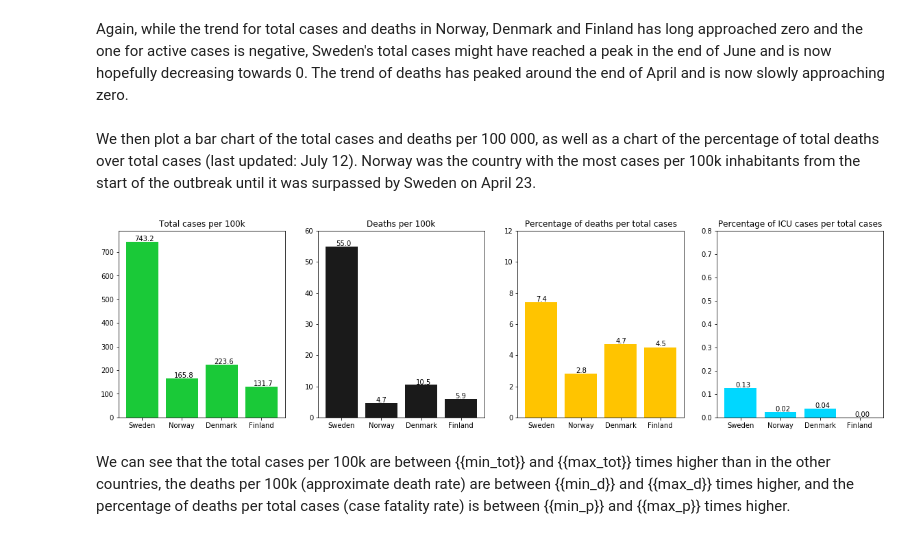
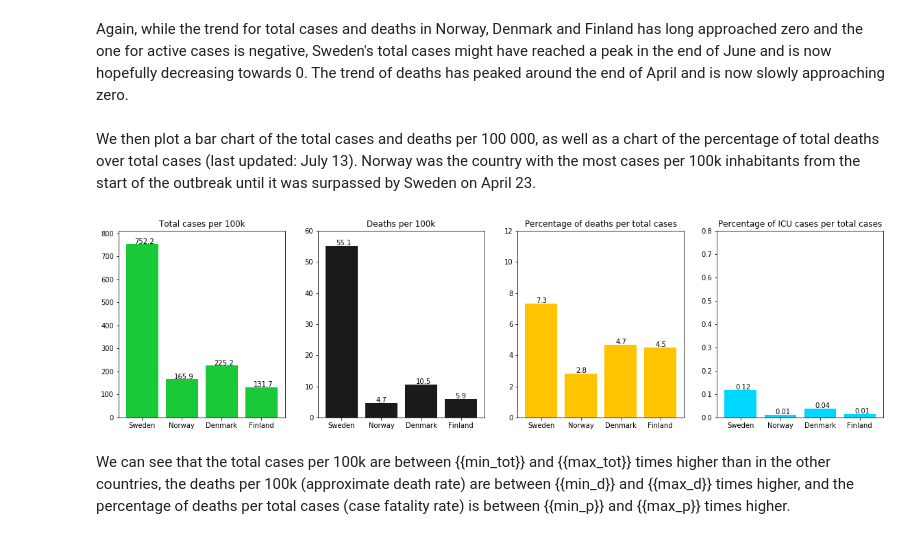
Before and after one commit to eera-l/Covid19-Sweden-Overview, a Jupyter notebook: c19-nordics.ipynb, the cells around one changed output. Cells and saved outputs as stored; diff of their text form; code cells hidden in the pictures.

Commit message:
added data for july 13

```diff
--- a/c19-nordics.ipynb
+++ b/c19-nordics.ipynb
@@ -34,28 +34,28 @@ swe_tot = [772, 924, 995, 1064, 1147, 1266, 1411, 1554, 1734, 1868, 1985, 2167,
            18859, 19353, 19743, 20382, 21200, 21635, 22174, 22416, 22789, 23334, 24019, 24713, 25396, 26019, 26385, 26794, 27368, 28008, 28693, 29352,
            29755, 30198, 30467, 30925, 31681, 32256, 32953, 33296, 33537, 34025, 34604, 35295, 35906, 36592, 37294, 37736, 38072, 38774, 40945, 42064,
            43144, 43946, 44845, 45301, 46124, 46900, 48488, 49900, 51021, 51667, 52383, 53323, 54787, 56360, 56360, 56661, 56661, 59318, 61007, 62397,
-           64112, 65227, 65484, 65484, 67742, 68551, 69917, 70738, 71591, 71591, 71725, 73252, 73495, 74072, 74467, 75009, 75009, 75009]
+           64112, 65227, 65484, 65484, 67742, 68551, 69917, 70738, 71591, 71591, 71725, 73252, 73495, 74072, 74467, 75009, 75009, 75009, 75911]
 
 nor_tot = [811, 1002, 1114, 1265, 1360, 1485, 1616, 1795, 1998, 2212, 2419, 2656, 2934, 3180, 3409, 3775, 4040, 4288, 4451, 4674, 4871, 5114, 5334, 5525,
            5661, 5804, 5948, 6077, 6228, 6327, 6417, 6487, 6525, 6603, 6623, 6905, 6937, 7036, 7078, 7156, 7241, 7338, 7401, 7463, 7493, 7527, 7599, 7660,
            7710, 7738, 7783, 7809, 7847, 7904, 7955, 7996, 8034, 8070, 8099, 8105, 8132, 8157, 8175, 8196, 8219, 8237, 8249, 8257, 8267, 8281, 8309, 8332,
            8346, 8352, 8364, 8383, 8401, 8411, 8422, 8437, 8440, 8446, 8455, 8477, 8504, 8522, 8531, 8547, 8561, 8576, 8594, 8608, 8620, 8628, 8631, 8647,
            8660, 8692, 8708, 8726, 8742, 8745, 8751, 8772, 8788, 8788, 8832, 8846, 8855, 8862, 8879, 8896, 8902, 8921, 8926, 8930, 8936, 8947, 8950, 8965,
-           8974, 8977, 8981]
+           8974, 8977, 8981, 8984]
 
 dan_tot = [674, 804, 836, 864, 914, 977, 1057, 1151, 1255, 1326, 1395, 1460, 1591, 1724, 1877, 2046, 2201, 2395, 2577, 2860, 3107, 3386, 3757, 4077, 4369,
            4681, 5071, 5402, 5635, 5819, 5996, 6174, 6318, 6511, 6681, 6879, 7073, 7242, 7384, 7515, 7695, 7912, 8073, 8210, 8445, 8575, 8698, 8851, 9008,
            9158, 9311, 9407, 9523, 9670, 9821, 9938, 10083, 10218, 10319, 10429, 10513, 10591, 10667, 10713, 10791, 10858, 10927, 10968, 11044, 11117,
            11182, 11230, 11289, 11360, 11387, 11428, 11480, 11512, 11593, 11633, 11669, 11699, 11734, 11771, 11811, 11875, 11924, 11948, 11962, 12001,
            12016, 12035, 12099, 12139, 12193, 12217, 12250, 12294, 12344, 12391, 12391, 12391, 12527, 12561, 12615, 12636, 12675, 12675, 12675, 12751,
-           12768, 12794, 12815, 12832, 12832, 12832, 12878, 12888, 12900, 12916, 12946, 12946, 12946]
+           12768, 12794, 12815, 12832, 12832, 12832, 12878, 12888, 12900, 12916, 12946, 12946, 12946, 13037]
 
 fin_tot = [109, 155, 225, 244, 278, 322, 359, 400, 450, 523, 626, 700, 792, 880, 958, 1041, 1167, 1240, 1352, 1418, 1446, 1518, 1615, 1882, 1927, 2176,
            2308, 2487, 2605, 2769, 2905, 2974, 3064, 3161, 3237, 3369, 3489, 3681, 3783, 3868, 4014, 4129, 4284, 4395, 4475, 4576, 4695, 4740, 4906, 4995,
            5051, 5176, 5254, 5327, 5412, 5573, 5673, 5738, 5880, 5962, 5984, 6003, 6054, 6145, 6228, 6286, 6347, 6380, 6399, 6443, 6493, 6537, 6568, 6579,
            6599, 6628, 6692, 6743, 6776, 6826, 6859, 6885, 6887, 6911, 6911, 6941, 6964, 6981, 7001, 7025, 7040, 7064, 7073, 7087, 7104, 7108, 7112, 7117,
            7119, 7133, 7142, 7143, 7144, 7155, 7167, 7172, 7191, 7198, 7198, 7209, 7214, 7236, 7241, 7242, 7248, 7253, 7257, 7262, 7265, 7273, 7279, 7291,
-           7294]
+           7294, 7295]
 
 # ----------
 swe_act = [685, 812, 958, 1036, 1113, 1187, 1276, 1412, 1607, 1734, 1897, 2003, 2243, 2448, 2747, 2948, 3326, 3574, 3928, 4291, 4735, 5157, 5566, 5961, #24
@@ -63,65 +63,65 @@ swe_act = [685, 812, 958, 1036, 1113, 1187, 1276, 1412, 1607, 1734, 1897, 2003,
            15548, 15740, 16349, 16904, 17591, 17963, 18483, 18713, 15918, 16383, 16985, 16686, 17234, 17819, 18175, 18544, 19054, 19561, 20172, 20712,
            21095, 21533, 21784, 22171, 22853, 23390, 24026, 24296, 24534, 24988, 25487, 26081, 26644, 27260, 27915, 28350, 28668, 29302, 31396, 32495,
            33499, 34297, 35185, 35608, 36396, 37105, 38668, 40042, 41158, 41804, 42503, 43400, 44753, 46311, 46311, 46611, 46611, 49196, 50854, 52204,
-           53892, 54961, 55209, 55209, 57439, 58229, 59551, 60331, 61174, 61174, 61307, 62820, 63052, 63586, 63964, 64484, 64484, 64484]
+           53892, 54961, 55209, 55209, 57439, 58229, 59551, 60331, 61174, 61174, 61307, 62820, 63052, 63586, 63964, 64484, 64484, 64484, 65376]
 
 nor_act = [798, 994, 1105, 1252, 1344, 1467, 1584, 1782, 1951, 2151, 2372, 2609, 2848, 3064, 3352, 3745, 3985, 4251, 4401, 4589, 4820, 5065, 5279, 5456,
            5584, 5757, 5965, 5909, 6079, 6169, 6258, 6365, 6437, 6452, 6615, 6721, 6744, 6840, 6881, 6943, 7027, 7119, 7175, 7232, 7260, 7294, 7362, 7422,
            7471, 7496, 7541, 7566, 7570, 7609, 7657, 7748, 7785, 7820, 7848, 7854, 7876, 7897, 7914, 7932, 7955, 7973, 7985, 7992, 8002, 8015, 8042, 370, 384,
            390, 402, 421, 439, 448, 459, 474, 477, 483, 491, 513, 128, 146, 155, 171, 184, 199, 217, 228, 240, 248, 251, 267, 280, 311, 326, 344, 360, 363,
-           365, 386, 401, 401, 445, 459, 468, 475, 491, 507, 513, 532, 537, 541, 547, 558, 561, 575, 584, 587, 591]
+           365, 386, 401, 401, 445, 459, 468, 475, 491, 507, 513, 532, 537, 541, 547, 558, 561, 575, 584, 587, 591, 593]
 
 dan_act = [673, 803, 834, 861, 909, 972, 1052, 1144, 1245, 1312, 1381, 1435, 1558, 1689, 1835, 1993, 2135, 2322, 2499, 2769, 2109, 2174, 2425, 2633, 2863,
            3116, 3377, 3563, 3662, 3799, 3781, 3778, 3798, 3697, 3624, 3535, 3348, 3049, 2888, 2839, 2625, 2441, 2295, 2281, 2358, 2348, 2312, 2296, 2199,
            2160, 2122, 2043, 2073, 2061, 2054, 1939, 1858, 1769, 1700, 1683, 1652, 1484, 1471, 1371, 1295, 1208, 1153, 1119, 1077, 1027, 978, 905, 892, 898,
            860, 821, 809, 764, 785, 735, 733, 711, 665, 639, 609, 636, 616, 604, 577, 559, 519, 487, 512, 507, 528, 529, 527, 511, 502, 509, 509, 509, 578,
-           565, 590, 573, 563, 563, 563, 534, 514, 495, 440, 409, 409, 409, 336, 296, 290, 262, 260, 260, 260]
+           565, 590, 573, 563, 563, 563, 534, 514, 495, 440, 409, 409, 409, 336, 296, 290, 262, 260, 260, 260, 297]
 
 fin_act = [108, 154, 215, 234, 268, 312, 349, 390, 440, 512, 615, 689, 781, 867, 943, 1024, 1148, 1219, 1329, 1391, 1419, 1199, 1295, 1557, 1599, 1849,
            1974, 2147, 2263, 2421, 2556, 2618, 2705, 2797, 2865, 1594, 1707, 1891, 1989, 1770, 1873, 1980, 2112, 1718, 1789, 1886, 2002, 1741, 1900, 1784,
            1833, 1956, 1937, 1855, 1759, 1821, 1918, 1478, 1615, 1695, 1713, 1428, 1470, 1558, 935, 989, 1049, 1080, 1098, 1339, 1387, 1431, 1462, 1472, 1191,
            1216, 1279, 930, 962, 1010, 1039, 1067, 1067, 1090, 789, 819, 842, 858, 878, 901, 916, 539, 548, 562, 578, 582, 586, 591, 593, 607, 616, 617, 417,
-           428, 240, 245, 263, 270, 270, 281, 286, 208, 213, 213, 219, 224, 228, 233, 136, 144, 150, 162, 165]
+           428, 240, 245, 263, 270, 270, 281, 286, 208, 213, 213, 219, 224, 228, 233, 136, 144, 150, 162, 165, 166]
 
 # From march 25th
 swe_icu = [142, 160, 182, 202, 219, 265, 293, 312, 339, 361, 376, 387, 400, 439, 451, 464, 486, 503, 500, 521, 522, 528, 527, 523, 532, 522, 537, 525,
            517, 537, 541, 556, 543, 533, 531, 537, 524, 519, 526, 523, 504, 492, 484, 474, 466, 459, 443, 434, 422, 411, 401, 388, 381, 379, 383, 366,
            366, 358, 352, 344, 347, 337, 331, 316, 320, 310, 305, 309, 307, 309, 308, 292, 287, 291, 298, 296, 280, 280, 268, 267, 267, 267, 245, 239,
-           232, 223, 223, 223, 223, 202, 201, 191, 182, 170, 170, 170, 157, 150, 139, 129, 135, 135, 135, 125, 118, 110, 100, 94, 94, 94]
+           232, 223, 223, 223, 223, 202, 201, 191, 182, 170, 170, 170, 157, 150, 139, 129, 135, 135, 135, 125, 118, 110, 100, 94, 94, 94, 89]
 
 nor_icu = [72, 75, 91, 101, 104, 110, 117, 114, 110, 112, 114, 109, 105, 101, 95, 92, 89, 83, 79, 73, 71, 64, 64, 65, 61, 58, 58, 58, 54, 50, 53, 50, 49,
            52, 44, 40, 37, 37, 37, 33, 33, 33, 30, 28, 26, 24, 22, 22, 23, 23, 23, 20, 20, 20, 18, 16, 17, 14, 13, 12, 12, 14, 11, 11, 10, 8, 8, 8, 8, 9,
-           6, 6, 5, 5, 5, 5, 3, 2, 4, 5, 5, 3, 7, 7, 6, 5, 6, 6, 6, 7, 6, 6, 6, 4, 4, 4, 2, 2, 3, 3, 3, 3, 3, 2, 2, 3, 2, 2, 2, 2]
+           6, 6, 5, 5, 5, 5, 3, 2, 4, 5, 5, 3, 7, 7, 6, 5, 6, 6, 6, 7, 6, 6, 6, 4, 4, 4, 2, 2, 3, 3, 3, 3, 3, 2, 2, 3, 2, 2, 2, 2, 1]
 
 dan_icu = [87, 94, 109, 121, 131, 137, 145, 146, 153, 143, 142, 144, 133, 127, 127, 120, 113, 106, 104, 100, 93, 89, 92, 93, 87, 84, 84, 81, 80, 74, 69, 70,
            70, 72, 66, 66, 62, 61, 60, 62, 57, 49, 46, 43, 42, 39, 40, 43, 43, 37, 35, 32, 28, 27, 26, 25, 25, 23, 23, 19, 21, 20, 23, 22, 20, 18, 20, 20, 20,
-          21, 20, 17, 17, 15, 15, 16, 15, 17, 14, 14, 11, 11, 10, 9, 6, 3, 6, 6, 6, 7, 8, 8, 9, 11, 11, 10, 9, 10, 11, 9, 6, 6, 6, 7, 5, 5, 5, 5, 5, 5]
+          21, 20, 17, 17, 15, 15, 16, 15, 17, 14, 14, 11, 11, 10, 9, 6, 3, 6, 6, 6, 7, 8, 8, 9, 11, 11, 10, 9, 10, 11, 9, 6, 6, 6, 7, 5, 5, 5, 5, 5, 5, 5]
 
 fin_icu = [22, 24, 32, 31, 41, 49, 56, 62, 65, 72, 73, 76, 81, 83, 82, 82, 81, 80, 77, 74, 75, 75, 76, 73, 70, 68, 67, 63, 63, 60, 61, 60, 62, 56, 56, 51, 48, 49,
            52, 49, 49, 48, 44, 44, 45, 45, 45, 44, 34, 35, 33, 32, 30, 29, 34, 25, 20, 22, 21, 21, 19, 18, 11, 11, 11, 10, 11, 10, 9, 9, 7, 8, 8, 7, 6, 6, 4, 4,
-           4, 3, 2, 1, 3, 2, 2, 2, 2, 2, 2, 2, 2, 2, 2, 1, 1, 0, 0, 0, 0, 0, 0, 0, 0, 1, 1, 2, 2, 0, 0, 0]
+           4, 3, 2, 1, 3, 2, 2, 2, 2, 2, 2, 2, 2, 2, 2, 1, 1, 0, 0, 0, 0, 0, 0, 0, 0, 1, 1, 2, 2, 0, 0, 0, 1]
 
 # From march 12th
 swe_d = [1, 1, 2, 3, 7, 8, 10, 11, 16, 20, 23, 33, 40, 63, 78, 105, 112, 123, 167, 199, 259, 307, 358, 391, 428, 506, 618, 696, 812, 881, 901, 915, 951, 1084,
          1223, 1360, 1442, 1546, 1578, 1633, 1795, 1939, 2035, 2159, 2202, 2206, 2289, 2380, 2473, 2604, 2667, 2686, 2698, 2787, 2877, 2959, 3056, 3191, 3229,
          3239, 3279, 3343, 3476, 3550, 3669, 3689, 3694, 3712, 3783, 3857, 3895, 3956, 4029, 4032, 4066, 4146, 4243, 4291, 4361, 4408, 4415, 4433, 4501, 4578,
          4598, 4674, 4678, 4689, 4722, 4757, 4824, 4849, 4887, 4892, 4892, 4909, 4952, 5063, 5078, 5078, 5079, 5079, 5151, 5182, 5222, 5249, 5295, 5304, 5304,
-         5332, 5351, 5395, 5436, 5446, 5446, 5447, 5461, 5472, 5515, 5532, 5554, 5554, 5554]
+         5332, 5351, 5395, 5436, 5446, 5446, 5447, 5461, 5472, 5515, 5532, 5554, 5554, 5554, 5564]
 
 nor_d = [1, 1, 3, 3, 3, 3, 6, 7, 7, 7, 7, 10, 12, 13, 14, 19, 23, 26, 32, 39, 44, 50, 60, 62, 71, 77, 89, 101, 108, 113, 119, 128, 134, 139, 150, 152, 161,
          164, 165, 181, 182, 187, 194, 199, 201, 201, 205, 206, 207, 210, 210, 211, 211, 214, 215, 216, 217, 218, 219, 219, 224, 228, 229, 232, 232, 232,
          232, 233, 233, 234, 235, 235, 235, 235, 235, 235, 235, 236, 236, 236, 236, 236, 237, 237, 238, 238, 238, 238, 239, 239, 239, 242, 242, 242, 242,
-         242, 242, 243, 244, 244, 244, 244, 248, 248, 249, 249, 249, 249, 249, 249, 250, 251, 251, 251, 251, 251, 251, 251, 251, 252, 252, 252, 252]
+         242, 242, 243, 244, 244, 244, 244, 248, 248, 249, 249, 249, 249, 249, 249, 250, 251, 251, 251, 251, 251, 251, 251, 251, 252, 252, 252, 252, 253]
 
 dan_d = [0, 0, 1, 2, 4, 4, 4, 6, 9, 13, 13, 24, 32, 34, 41, 52, 65, 72, 77, 90, 104, 123, 139, 161, 179, 187, 203, 218, 237, 247, 260, 273, 285, 299, 309,
          321, 336, 346, 355, 364, 370, 384, 394, 403, 418, 422, 427, 434, 443, 452, 460, 475, 484, 493, 503, 506, 514, 522, 526, 529, 533, 527, 533, 537, 537,
          543, 547, 548, 551, 554, 561, 561, 561, 562, 563, 563, 565, 568, 568, 571, 574, 576, 580, 580, 582, 586, 587, 589, 593, 593, 593, 593, 594, 597, 597,
-         598, 598, 598, 600, 600, 600, 600, 602, 603, 603, 603, 604, 604, 604, 605, 605, 606, 606, 606, 606, 606, 607, 609, 609, 609, 609, 609, 609]
+         598, 598, 598, 600, 600, 600, 600, 602, 603, 603, 603, 604, 604, 604, 605, 605, 606, 606, 606, 606, 606, 607, 609, 609, 609, 609, 609, 609, 610]
 
 fin_d = [0, 0, 0, 0, 0, 0, 0, 0, 0, 1, 1, 1, 1, 3, 4, 7, 9, 11, 13, 17, 17, 19, 20, 25, 28, 27, 34, 40, 42, 48, 49, 56, 59, 64, 72, 75, 82, 90, 94, 98, 141,
          149, 172, 177, 186, 190, 193, 199, 206, 211, 218, 220, 230, 240, 246, 252, 255, 260, 265, 267, 271, 275, 284, 287, 293, 297, 298, 300, 301, 304,
          306, 306, 306, 307, 308, 312, 313, 313, 314, 316, 318, 318, 320, 321, 322, 322, 322, 323, 323, 324, 324, 325, 325, 325, 326, 326, 326, 326, 326, 326,
-         326, 326, 327, 327, 327, 327, 328, 328, 328, 328, 328, 328, 328, 329, 329, 329, 329, 329, 329, 329, 329, 329, 329]
+         326, 326, 327, 327, 327, 327, 328, 328, 328, 328, 328, 328, 328, 329, 329, 329, 329, 329, 329, 329, 329, 329, 329, 329]
 
 interval = 6
 start = dt.date(2020, 3, 12)
@@ -501,7 +501,7 @@ plt.show()
 # %% [markdown]
 Again, while the trend for total cases and deaths in Norway, Denmark and Finland has long approached zero and the one for active cases is negative, Sweden's total cases might have reached a peak in the end of June and is now hopefully decreasing towards 0. The trend of deaths has peaked around the end of April and is now slowly approaching zero.
 # %% [markdown]
-We then plot a bar chart of the total cases and deaths per 100 000, as well as a chart of the percentage of total deaths over total cases (last updated: July 12). Norway was the country with the most cases per 100k inhabitants from the start of the outbreak until it was surpassed by Sweden on April 23.
+We then plot a bar chart of the total cases and deaths per 100 000, as well as a chart of the percentage of total deaths over total cases (last updated: July 13). Norway was the country with the most cases per 100k inhabitants from the start of the outbreak until it was surpassed by Sweden on April 23.
 # %%
 import numpy as np
 import matplotlib.pyplot as plt
@@ -542,37 +542,37 @@ ax1.bar(totals.keys(), totals.values(), color='g')
 ax1.set_title('Total cases per 100k')
 for i, v in enumerate(totals.values()):
     ax1.text(i - 0.2, v + 2.5, '{:.1f}'.format(v),  color='black')
-ax1.set_ylim(0, 790)
+ax1.set_ylim(0, 810)
 ax2 = fig.add_subplot(142)
 ax2.bar(deaths.keys(), deaths.values(), color='k')
 ax2.set_title('Deaths per 100k')
 for i, v in enumerate(deaths.values()):
     ax2.text(i - 0.14, v + 0.18, '{:.1f}'.format(v),  color='black')
 ax2.set_ylim(0, 60)
 ax3 = fig.add_subplot(143)
 ax3.bar(death_percent.keys(), death_percent.values(), color='y')
 ax3.set_title('Percentage of deaths per total cases')
 for i, v in enumerate(death_percent.values()):
-    ax3.text(i - 0.12, v + 0.07, '{:.1f}'.format(v),  color='black')
+    ax3.text(i - 0.12, v + 0.05, '{:.1f}'.format(v),  color='black')
 ax3.set_ylim(0, 12)
 ax4 = fig.add_subplot(144)
 ax4.bar(icu_percent.keys(), icu_percent.values(), color='c')
 ax4.set_title('Percentage of ICU cases per total cases')
 for i, v in enumerate(icu_percent.values()):
     ax4.text(i - 0.12, v + 0.003, '{:.2f}'.format(v),  color='black')
 ax4.set_ylim(0, 0.8)
 sns.set_color_codes('bright')
 fig.set_figheight(5)
 fig.set_figwidth(20)
 plt.show()
 
 min_tot = ('{:.1f}').format(totals['Sweden'] / totals['Denmark'])
 max_tot = ('{:.1f}').format(totals['Sweden'] / totals['Finland'])
 min_d = ('{:.1f}').format(deaths['Sweden'] / deaths['Denmark'])
 max_d = ('{:.1f}').format(deaths['Sweden'] / deaths['Norway'])
 min_p = ('{:.1f}').format(death_percent['Sweden'] / death_percent['Denmark'])
 max_p = ('{:.1f}').format(death_percent['Sweden'] / death_percent['Norway'])
 # %% [output]
-[figure, old version]
+[figure, new version]
 # %% [markdown]
 We can see that the total cases per 100k are between {{min_tot}} and {{max_tot}} times higher than in the other countries, the deaths per 100k (approximate death rate) are between {{min_d}} and {{max_d}} times higher, and the percentage of deaths per total cases (case fatality rate) is between {{min_p}} and {{max_p}} times higher.
```
Also changed, not shown: parts of 4 cells of this notebook, 1 other file.
